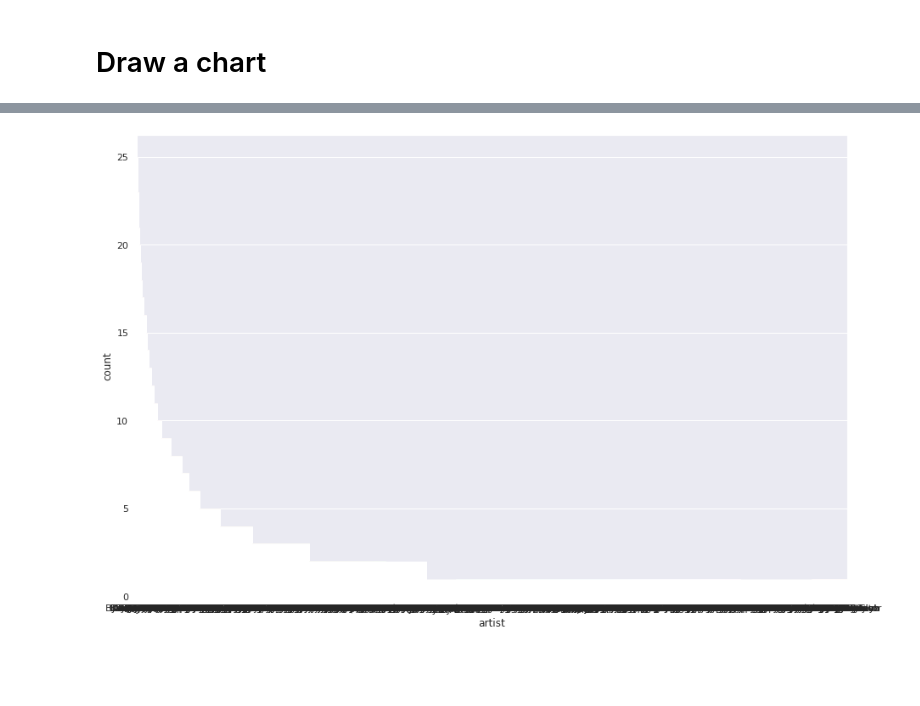
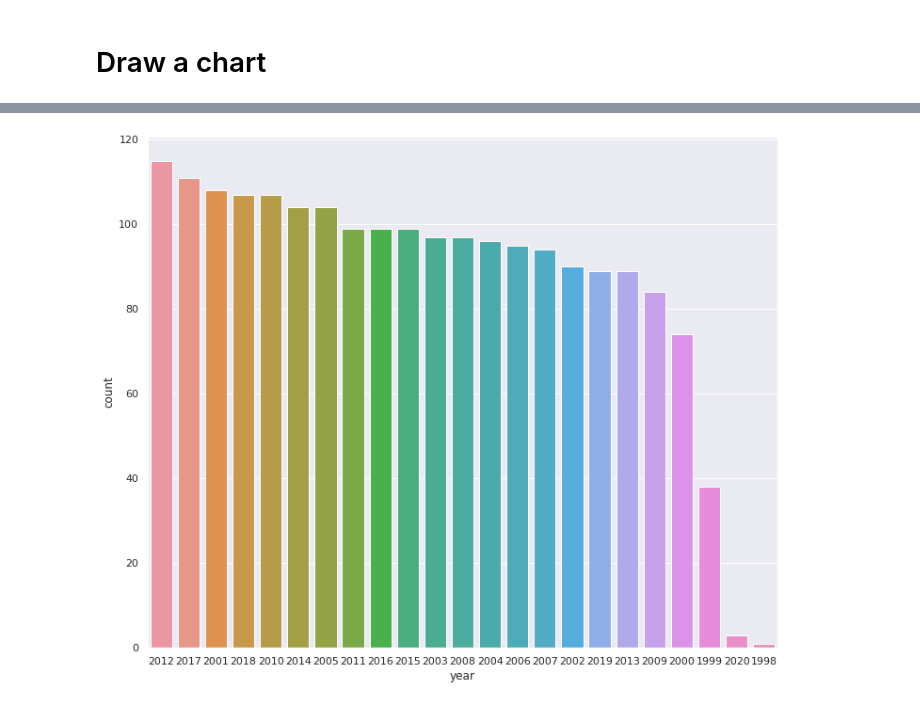
Before and after one commit to Mund99/DSUB_5.0, a Jupyter notebook: Day_6_Assignment.ipynb, the cells around one changed output, grey strips where cells are left out. Saved outputs shown, nothing was run; the diff lists cells and outputs as text; code cells hidden in the pictures; blank space fills up the shorter version.

Commit message:
Update chart

```diff
--- a/Day_6_Assignment.ipynb
+++ b/Day_6_Assignment.ipynb
@@ -216,5 +221,5 @@ df.groupby('artist').mean()
 # %%
-sns.set(rc={'figure.figsize':(15,10)})
-ax = sns.countplot(x="artist", data=df, order = df['artist'].value_counts().index)
+sns.set(rc={'figure.figsize':(12,10)})
+ax = sns.countplot(data=df, x="year", order = df['year'].value_counts().index)
 # %% [output]
-[figure, old version]
+[figure, new version]
```
Also changed, not shown: parts of 2 cells of this notebook.
